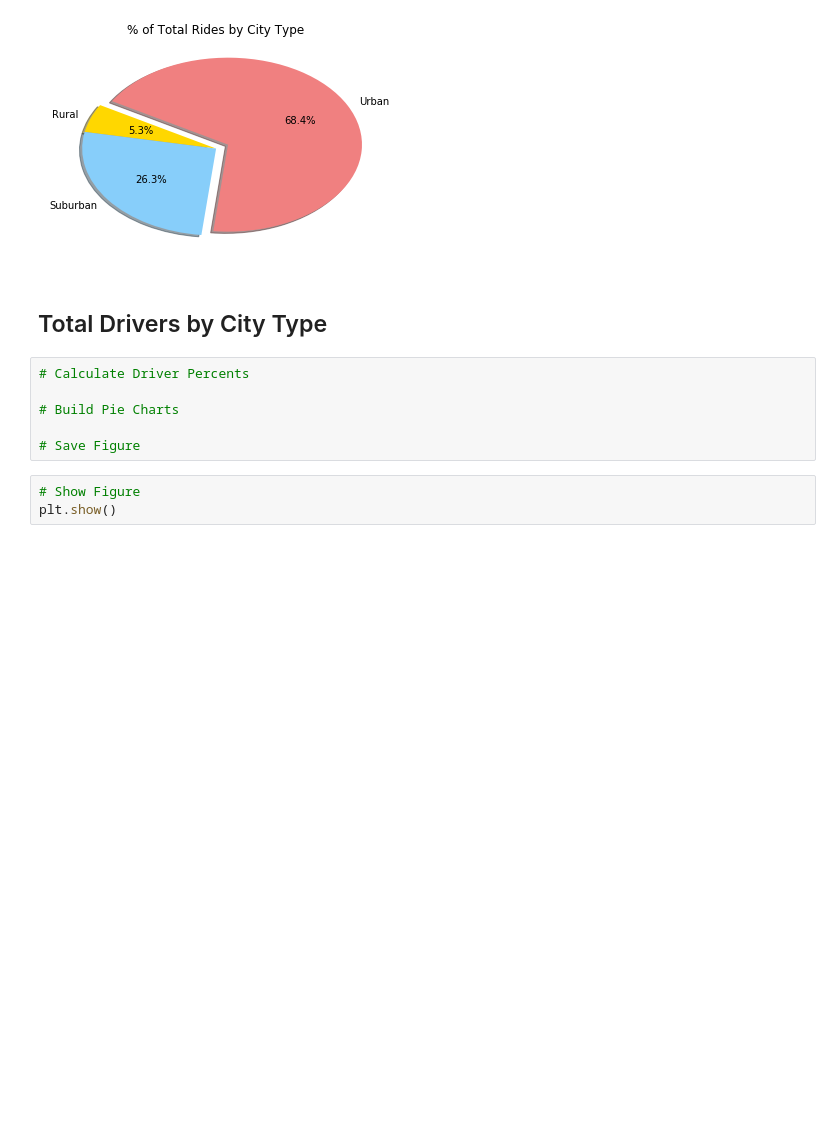
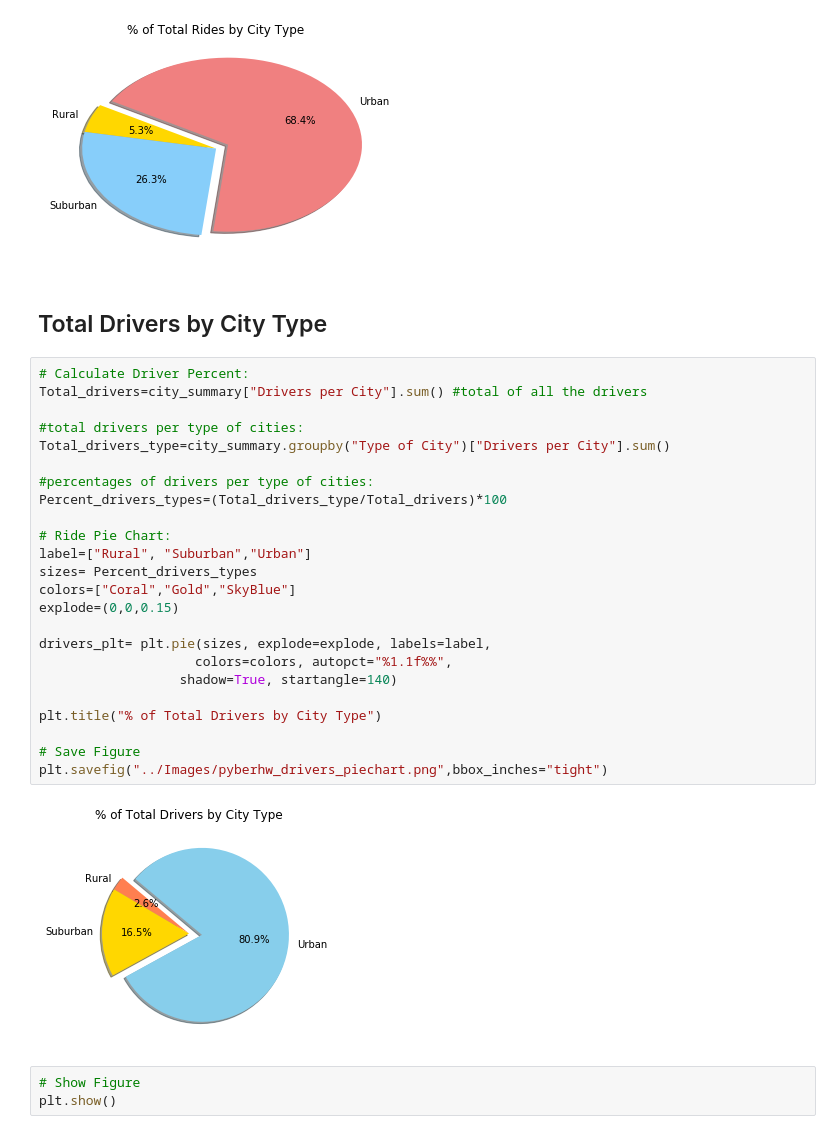
Before and after one commit to mmsquier/HW5-Matplotlib-Analysis, a Jupyter notebook: pyber_Maggy Squier.ipynb, the cells around one changed output. Drawn from its saved outputs; the diff is of its cells as text; blank space fills up the shorter version.

```diff
--- a/pyber_Maggy Squier.ipynb
+++ b/pyber_Maggy Squier.ipynb
@@ -168,12 +185,32 @@ plt.show()
 [figure]
 # %% [markdown]
 ## Total Drivers by City Type
-# %%
-# Calculate Driver Percents
-
-# Build Pie Charts
-
-# Save Figure
+# %%
+# Calculate Driver Percent:
+Total_drivers=city_summary["Drivers per City"].sum() #total of all the drivers
+
+#total drivers per type of cities:
+Total_drivers_type=city_summary.groupby("Type of City")["Drivers per City"].sum()
+
+#percentages of drivers per type of cities:
+Percent_drivers_types=(Total_drivers_type/Total_drivers)*100
+
+# Ride Pie Chart:
+label=["Rural", "Suburban","Urban"]
+sizes= Percent_drivers_types
+colors=["Coral","Gold","SkyBlue"]
+explode=(0,0,0.15)
+
+drivers_plt= plt.pie(sizes, explode=explode, labels=label,
+                    colors=colors, autopct="%1.1f%%",
+                  shadow=True, startangle=140)
+
+plt.title("% of Total Drivers by City Type")
+
+# Save Figure
+plt.savefig("../Images/pyberhw_drivers_piechart.png",bbox_inches="tight")
+# %% [output]
+[figure, added]
 # %%
 # Show Figure
 plt.show()
```
Also changed, not shown: parts of 3 cells of this notebook.
